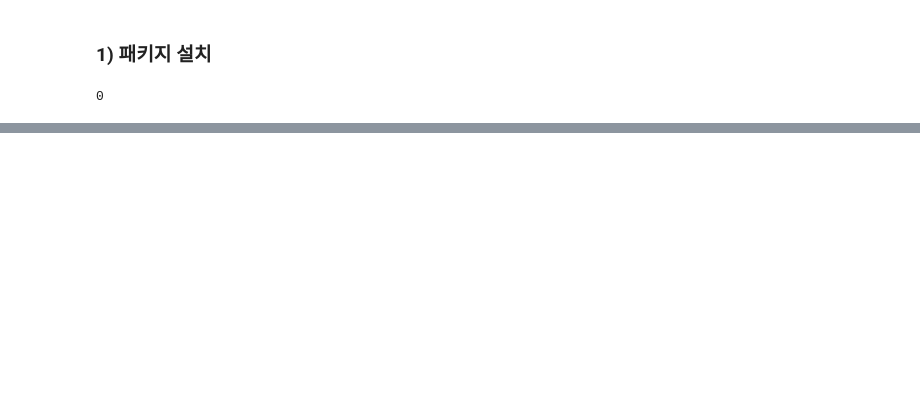
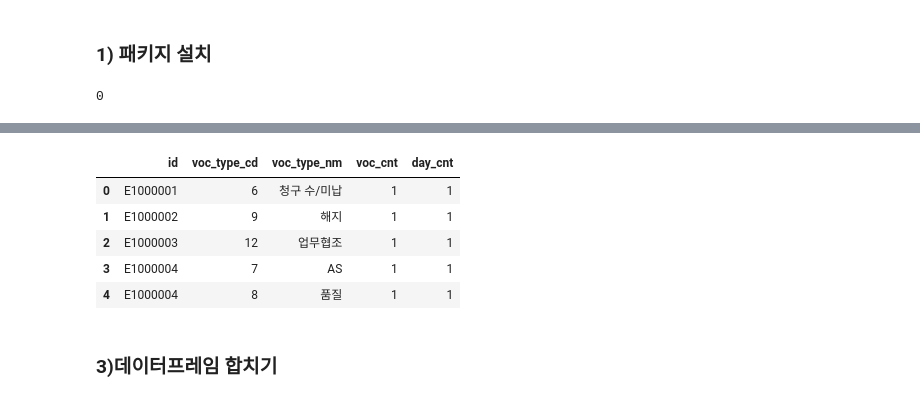
Before and after one commit to sujeengim/mini-ai-study, a Jupyter notebook: practice/prediction/customer_prediction.ipynb, the cells around one changed output, grey strips where cells are left out. Drawn from its saved outputs; the diff is of its cells as text; code cells hidden in the pictures; blank space fills up the shorter version.

```diff
--- a/practice/prediction/customer_prediction.ipynb
+++ b/practice/prediction/customer_prediction.ipynb
@@ -28,0 +129,11 @@ subprocess.call([sys.executable, "-m","pip","install", "catboost"])
+# %%
+train_voc.head()
+# %% [output]
+|  | id | voc_type_cd | voc_type_nm | voc_cnt | day_cnt |
+| 0 | E1000001 | 6 | 청구 수/미납 | 1 | 1 |
+| 1 | E1000002 | 9 | 해지 | 1 | 1 |
+| 2 | E1000003 | 12 | 업무협조 | 1 | 1 |
+| 3 | E1000004 | 7 | AS | 1 | 1 |
+| 4 | E1000004 | 8 | 품질 | 1 | 1 |
+# %% [markdown]
+### 3)데이터프레임 합치기
```
Also changed, not shown: parts of 15 cells of this notebook.
